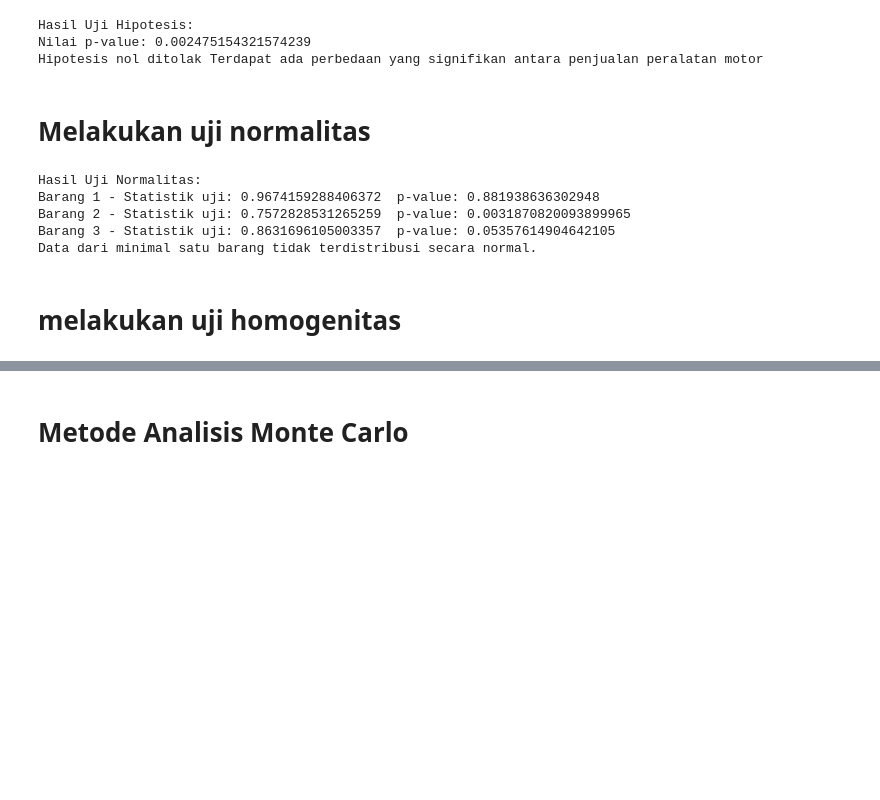
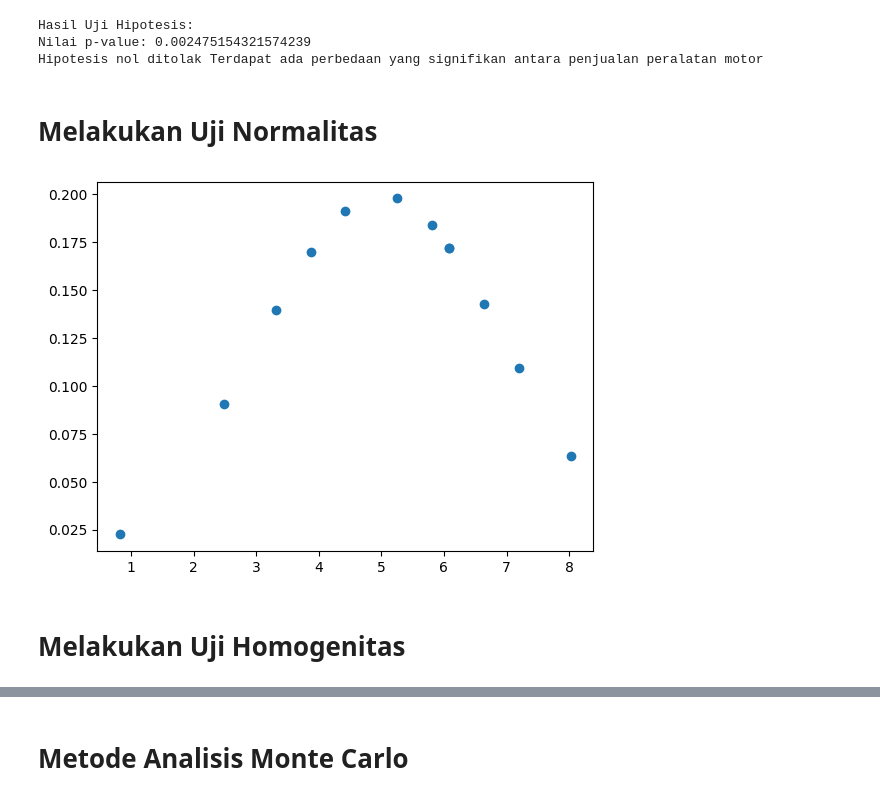
Before and after one commit to mausneg/Pemodelan-dan-Simulasi-Monte-Carlo, a Jupyter notebook: project.ipynb, the cells around one changed output, grey strips where cells are left out. Drawn from its saved outputs; the diff is of its cells as text; code cells hidden in the pictures; blank space fills up the shorter version.

Commit message:
normalisasi

```diff
--- a/project.ipynb
+++ b/project.ipynb
@@ -124,33 +124,32 @@ Hasil Uji Hipotesis:
 Nilai p-value: 0.002475154321574239
 Hipotesis nol ditolak Terdapat ada perbedaan yang signifikan antara penjualan peralatan motor
 # %% [markdown]
-# Melakukan uji normalitas
+# Melakukan Uji Normalitas
-# %%
-# Melakukan uji normalitas (Shapiro-Wilk Test)
-statistic1, p_value1 = shapiro(df['PM1'])
-statistic2, p_value2 = shapiro(df['PM2'])
-statistic3, p_value3 = shapiro(df['PM3'])
-
-# Menampilkan hasil uji normalitas
-print("Hasil Uji Normalitas:")
-print("Barang 1 - Statistik uji:", statistic1, " p-value:", p_value1)
-print("Barang 2 - Statistik uji:", statistic2, " p-value:", p_value2)
-print("Barang 3 - Statistik uji:", statistic3, " p-value:", p_value3)
-
-# Menentukan apakah data dianggap terdistribusi secara normal
-alpha = 0.05  # tingkat signifikansi
-if p_value1 > alpha and p_value2 > alpha and p_value3 > alpha:
-    print("Data dari semua barang dianggap terdistribusi secara normal.")
-else:
-    print("Data dari minimal satu barang tidak terdistribusi secara normal.")
-# %% [output]
-Hasil Uji Normalitas:
-Barang 1 - Statistik uji: 0.9674159288406372  p-value: 0.881938636302948
-Barang 2 - Statistik uji: 0.7572828531265259  p-value: 0.0031870820093899965
-Barang 3 - Statistik uji: 0.8631696105003357  p-value: 0.05357614904642105
-Data dari minimal satu barang tidak terdistribusi secara normal.
-# %% [markdown]
-# melakukan uji homogenitas
+# %%
+def calculate_index(dataset):
+    mean = np.mean(dataset)
+    std_dev = np.std(dataset)
+    index = (dataset - mean) / std_dev
+    return index
+def calculate_formula(dataset):
+    formula = dataset * 2 + 5
+    return formula
+def calculate_pdf(dataset):
+    mu, sigma = stats.norm.fit(dataset)
+    pdf = stats.norm.pdf(dataset, mu, sigma)
+    return pdf
+
+dfPM1 = pd.DataFrame()
+dfPM1["PM1"] = df["PM1"]
+dfPM1["PM1_index"] = calculate_index(dfPM1["PM1"])
+dfPM1["PM1_formula"] = calculate_formula(dfPM1["PM1_index"])
+dfPM1["PM1_pdf"] = calculate_pdf(dfPM1["PM1_formula"])
+plt.plot(dfPM1["PM1_formula"], dfPM1["PM1_pdf"], 'o')
+plt.show()
+# %% [output]
+[figure, added]
+# %% [markdown]
+# Melakukan Uji Homogenitas
 # %%
 statistic, p_value = stats.levene(df['PM1'], df['PM2'], df['PM3'])
 print("Hasil Uji Homogenitas:")
```
Also changed, not shown: parts of 4 cells of this notebook, 1 other file.
